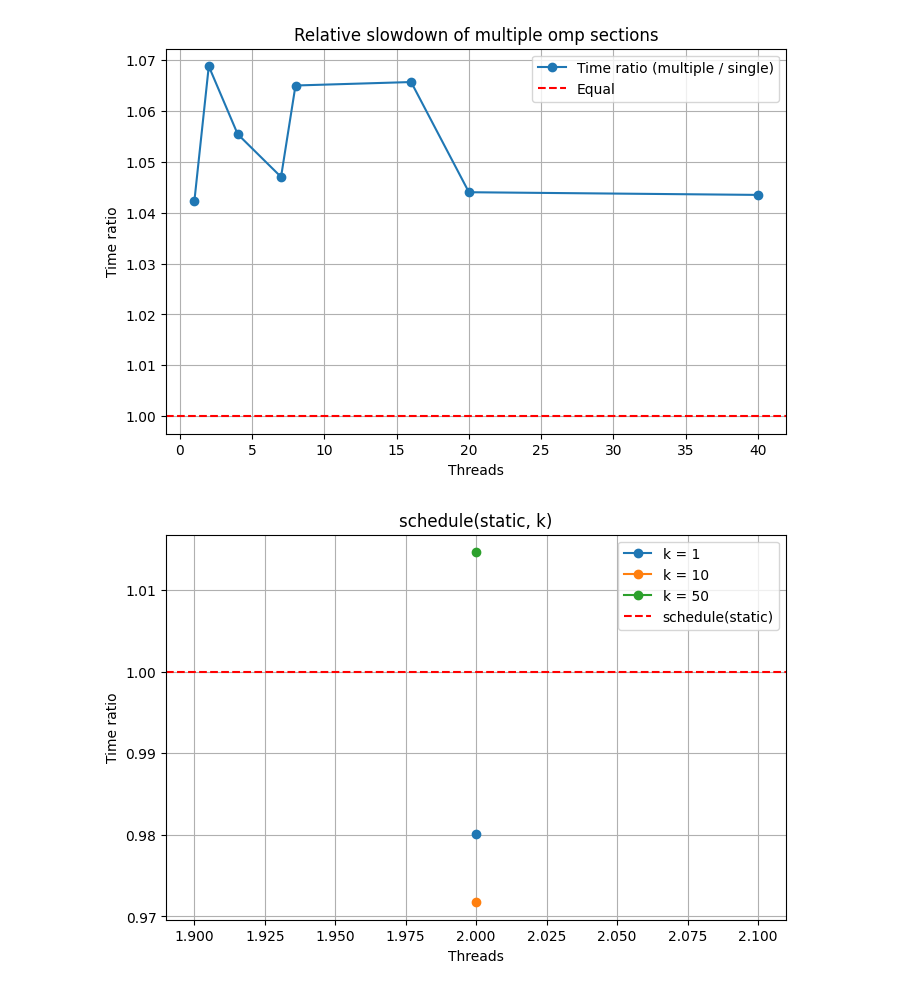
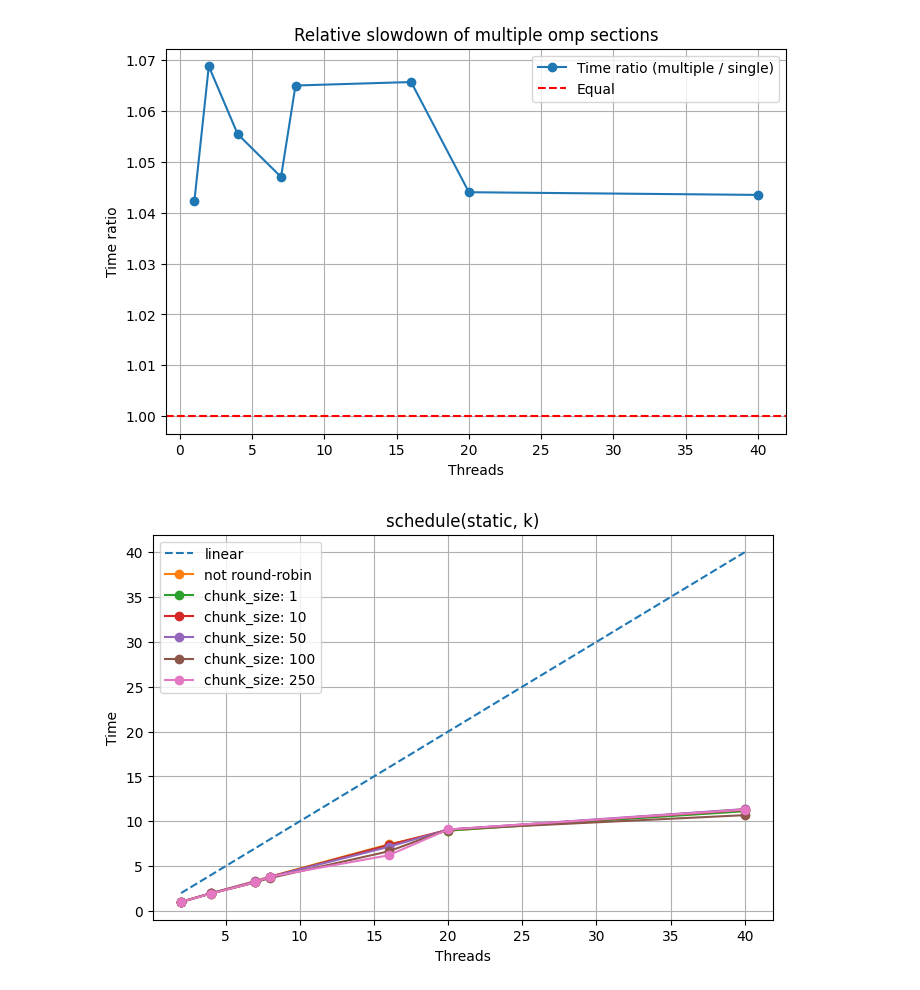
Before and after one commit to Lijnx/Parallelism-Theory-Tasks, a Jupyter notebook: task2/plots.ipynb, the cells around one changed output. Saved outputs shown, nothing was run; the diff lists cells and outputs as text; code cells hidden in the pictures.

Commit message:
get data

```diff
--- a/task2/plots.ipynb
+++ b/task2/plots.ipynb
@@ -190,59 +190,93 @@ def prepare_data(df):
 df_static = pd.read_csv('slae/slae_single_block.csv')
 df_static_k = pd.read_csv('slae/slae_static_k.csv')
 df_static.columns = df_static.columns.str.strip()
 df_static_k.columns = df_static_k.columns.str.strip()
 df_static['chunks'] = 0
 df_static = df_static[df_static['threads'] != 1]
 df_static = pd.concat([df_static, df_static_k])
 
-# df_dynamic = pd.read_csv('slae/slae_dynamic.csv')
-# df_guided = pd.read_csv('slae/slae_guided.csv')
+df_dynamic = pd.read_csv('slae/slae_dynamic.csv')
+df_guided = pd.read_csv('slae/slae_guided.csv')
 
 df_static = prepare_data(df_static)
-# df_dynamic = prepare_data(df_dynamic)
-# df_guided = prepare_data(df_guided)
+df_dynamic = prepare_data(df_dynamic)
+df_guided = prepare_data(df_guided)
 
-def build_plot(df):
+baseline = df_static[df_static['chunks'] == 0].set_index('threads')['time']
 
-    baseline = df[df['chunks'] == 0].set_index('threads')['time']
-    df['ratio'] = df['time'] / df['threads'].map(baseline)
+# def build_plot(df, baseline, title):
+
+#     df['ratio'] = df['time'] / df['threads'].map(baseline)
+
+#     #plot
+#     plt.figure(figsize=(8, 5))
+
+#     for c, group in df.groupby('chunks'):
+#         if c != 0:
+#             plt.plot(group['threads'], group['ratio'], marker='o', label=f'k = {c}')
+
+#     plt.axhline(1.0, linestyle='--', color='red', label='schedule(static)')
+
+#     plt.xlabel('Threads')
+#     plt.ylabel('Time ratio')
+#     plt.title(title)
+#     plt.legend()
+#     plt.grid(True)
+
+#     plt.show()
+
+def build_plot(df, title):
+
+    df['speedup'] = df['time'].transform(lambda x: x.iloc[0] / x)
+
+
 
     #plot
     plt.figure(figsize=(8, 5))
 
+    # идеальная линейная линия
+    threads = sorted(df['threads'].unique())
+    ideal = threads  # S(p) = p
+    plt.plot(threads, ideal, linestyle='--', label='linear')
+
     for c, group in df.groupby('chunks'):
-        if c != 0:
-            plt.plot(group['threads'], group['ratio'], marker='o', label=f'k = {c}')
-
-    plt.axhline(1.0, linestyle='--', color='red', label='schedule(static)')
+        if c == 0:
+            plt.plot(group['threads'], group['speedup'], marker='o', label='not round-robin')
+        else:
+            plt.plot(group['threads'], group['speedup'], marker='o', label=f'chunk_size: {c}')
 
     plt.xlabel('Threads')
-    plt.ylabel('Time ratio')
-    plt.title('schedule(static, k)')
+    plt.ylabel('Time')
+    plt.title(title)
     plt.legend()
     plt.grid(True)
 
     plt.show()
 
-# def build_plot(df):
+# build_plot(df_static, baseline, 'schedule(static, k)')
+# build_plot(df_dynamic, baseline, 'schedule(dynamic, k)')
+# build_plot(df_guided, baseline, 'schedule(guided, k)')
 
-#     #plot
-#     plt.figure(figsize=(8, 5))
+build_plot(df_static, 'schedule(static, k)')
+build_plot(df_dynamic, 'schedule(dynamic, k)')
+build_plot(df_guided, 'schedule(guided, k)')
 
-#     for c, group in df.groupby('chunks'):
-#         if c == 0:
-#             plt.plot(group['threads'], group['time'], marker='o', label='not round-robin')
-#         else:
-#             plt.plot(group['threads'], group['time'], marker='o', label=f'chunk_size: {c}')
+df_static = df_static[df_static['threads'] == 40]
+row_static = df_static.loc[df_static['efficiency'].idxmax()]
+print('Static best: ')
+print(row_static)
 
-#     plt.xlabel('Threads')
-#     plt.ylabel('Time')
-#     plt.title('Schedule static')
-#     plt.legend()
-#     plt.grid(True)
+df_dynamic = df_dynamic[df_dynamic['threads'] == 40]
+row_dynamic = df_dynamic.loc[df_dynamic['efficiency'].idxmax()]
+print('Dynamic best: ')
+print(row_dynamic)
 
-#     plt.show()
+df_guided = df_guided[df_guided['threads'] == 40]
+row_guided = df_guided.loc[df_guided['efficiency'].idxmax()]
+print('Guided best: ')
+print(row_guided)
 
-build_plot(df_static)
+
+# df.groupby('chunks')['ratio'].mean()
 # %% [output]
-[figure, old version]
+[figure, new version]
```
Also changed, not shown: parts of 2 cells of this notebook, 3 other files.
